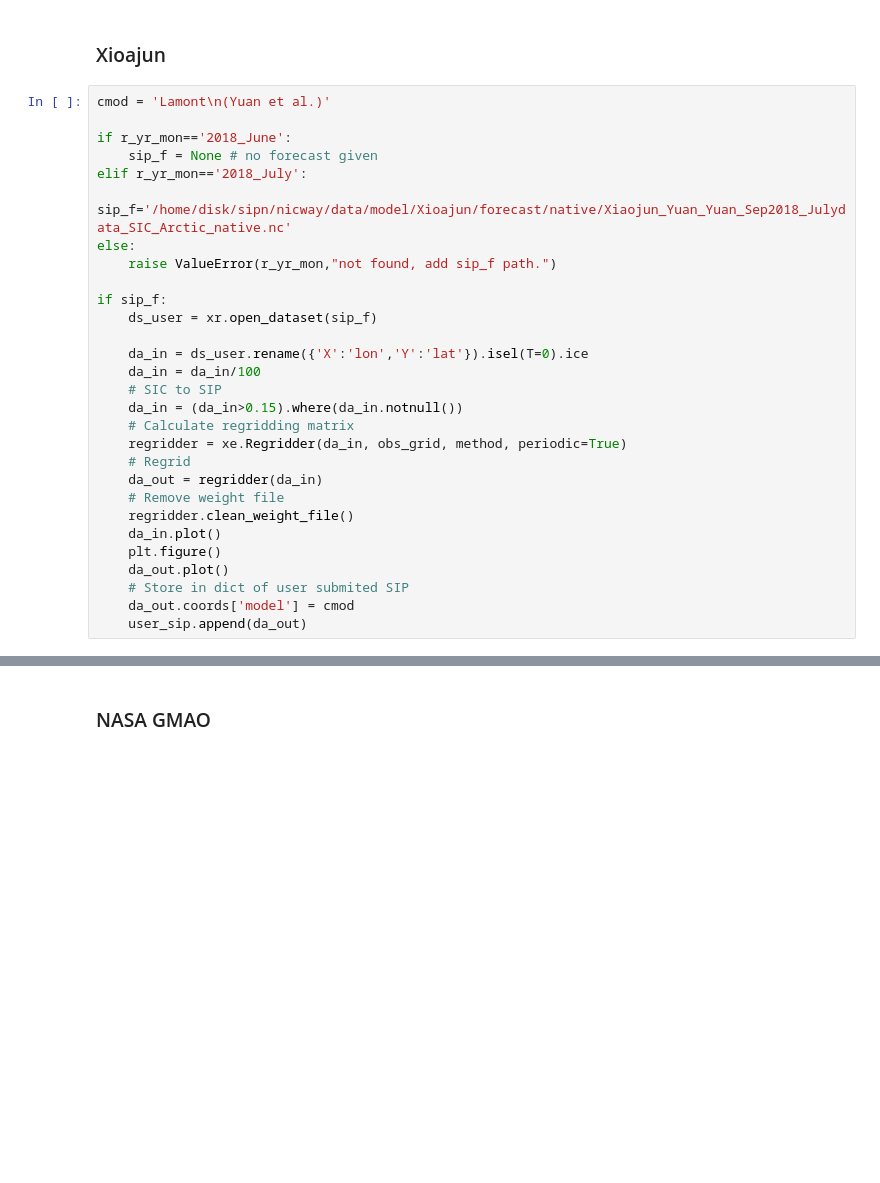
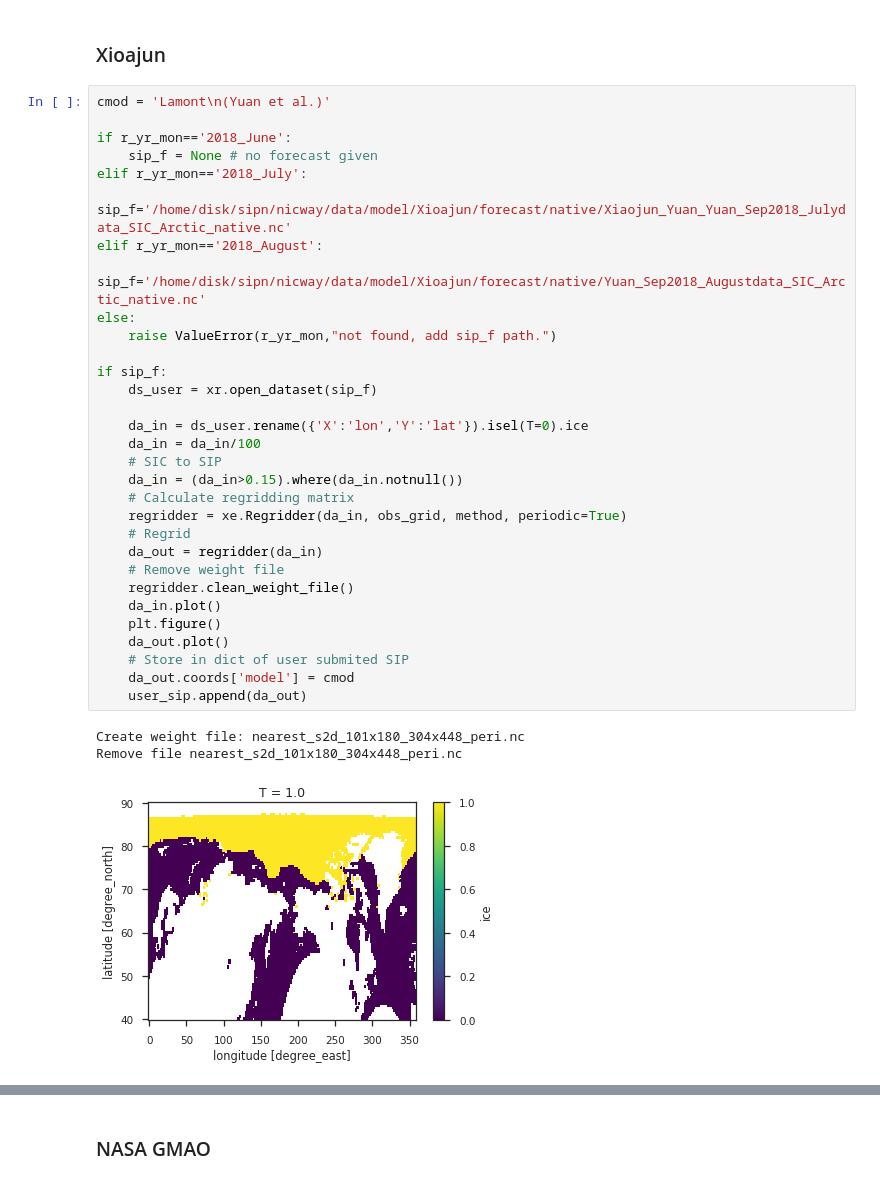
Before and after one commit to NicWayand/ESIO, a Jupyter notebook: notebooks/plot_sept_sip.ipynb, the cells around one changed output, grey strips where cells are left out. Drawn from its saved outputs; the diff is of its cells as text; blank space fills up the shorter version.

```diff
--- a/notebooks/plot_sept_sip.ipynb
+++ b/notebooks/plot_sept_sip.ipynb
@@ -248,29 +305,35 @@ da_in
 # %%
 cmod = 'Lamont\n(Yuan et al.)'
 
 if r_yr_mon=='2018_June':
     sip_f = None # no forecast given
 elif r_yr_mon=='2018_July':
     sip_f='/home/disk/sipn/nicway/data/model/Xioajun/forecast/native/Xiaojun_Yuan_Yuan_Sep2018_Julydata_SIC_Arctic_native.nc'
+elif r_yr_mon=='2018_August':
+    sip_f='/home/disk/sipn/nicway/data/model/Xioajun/forecast/native/Yuan_Sep2018_Augustdata_SIC_Arctic_native.nc'
 else:
     raise ValueError(r_yr_mon,"not found, add sip_f path.")
 
 if sip_f:
     ds_user = xr.open_dataset(sip_f)
 
     da_in = ds_user.rename({'X':'lon','Y':'lat'}).isel(T=0).ice
     da_in = da_in/100
     # SIC to SIP
     da_in = (da_in>0.15).where(da_in.notnull())
     # Calculate regridding matrix
     regridder = xe.Regridder(da_in, obs_grid, method, periodic=True)
     # Regrid
     da_out = regridder(da_in)
     # Remove weight file
     regridder.clean_weight_file()
     da_in.plot()
     plt.figure()
     da_out.plot()
     # Store in dict of user submited SIP
     da_out.coords['model'] = cmod
     user_sip.append(da_out)
+# %% [output]
+Create weight file: nearest_s2d_101x180_304x448_peri.nc
+Remove file nearest_s2d_101x180_304x448_peri.nc
+[figure, added]
```
Also changed, not shown: parts of 12 cells of this notebook, 20 other files.
